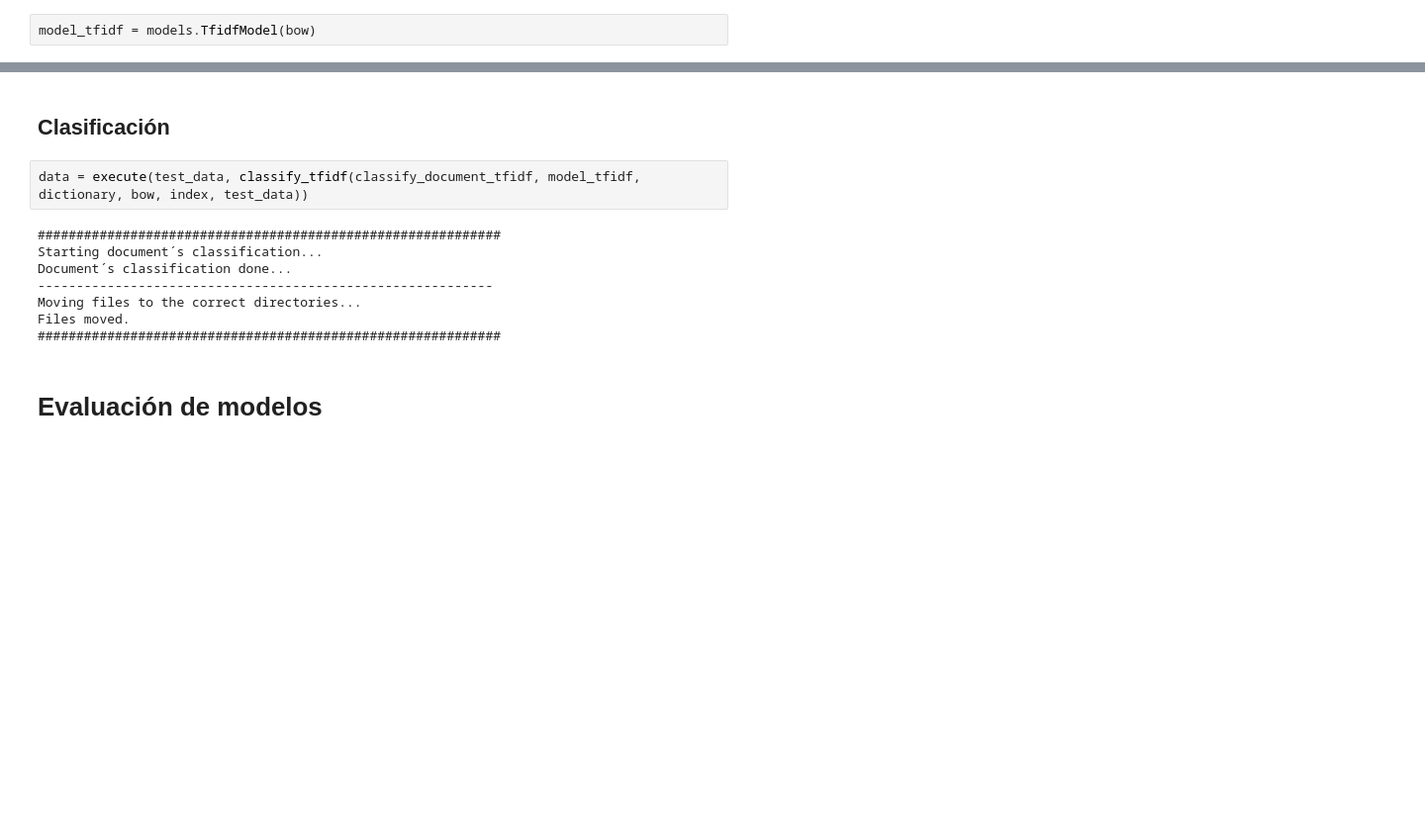
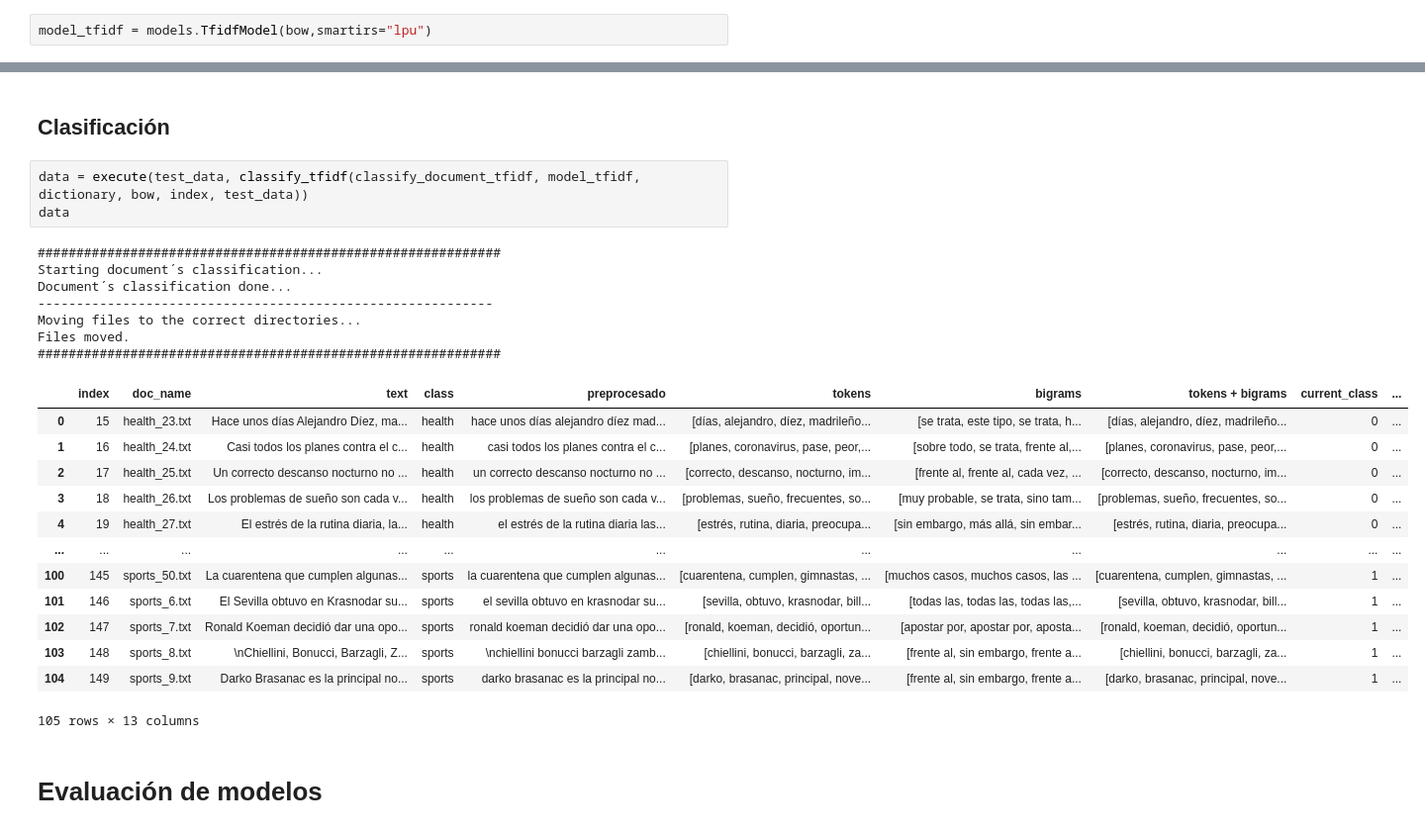
Before and after one commit to themrcesi/Linguistic-Engineering, a Jupyter notebook: Documents-Classifier/src/Documents-Classifier-Glossary.ipynb, the cells around one changed output, grey strips where cells are left out. Shown at 99% size. Cells and saved outputs as stored; diff of their text form; blank space fills up the shorter version.

```diff
--- a/Documents-Classifier/src/Documents-Classifier-Glossary.ipynb
+++ b/Documents-Classifier/src/Documents-Classifier-Glossary.ipynb
@@ -424,7 +426,7 @@ index_temp = get_tmpfile("index")
 index = Similarity(index_temp, bow, num_features=len(dictionary))  # create index
 index.save("keys.index")
 # %%
-model_tfidf = models.TfidfModel(bow)
+model_tfidf = models.TfidfModel(bow,smartirs="lpu")
 # %%
 def classify_document_tfidf(model, dictionary, bow, index, documents, i, verbose = False):
     """
@@ -734,14 +755,28 @@ def execute(test_data, classification_function, move = True, tables = False):
 ## Clasificación
 # %%
 data = execute(test_data, classify_tfidf(classify_document_tfidf, model_tfidf, dictionary, bow, index, test_data))
+data
 # %% [output]
 ############################################################
 Starting document´s classification...
 Document´s classification done...
 -----------------------------------------------------------
 Moving files to the correct directories...
 Files moved.
 ############################################################
+|  | index | doc_name | text | class | preprocesado | tokens | bigrams | tokens + bigrams | current_class | ... |
+| 0 | 15 | health_23.txt | Hace unos días Alejandro Díez, ma... | health | hace unos días alejandro díez mad... | [días, alejandro, díez, madrileño... | [se trata, este tipo, se trata, h... | [días, alejandro, díez, madrileño... | 0 | ... |
+| 1 | 16 | health_24.txt | Casi todos los planes contra el c... | health | casi todos los planes contra el c... | [planes, coronavirus, pase, peor,... | [sobre todo, se trata, frente al,... | [planes, coronavirus, pase, peor,... | 0 | ... |
+| 2 | 17 | health_25.txt | Un correcto descanso nocturno no ... | health | un correcto descanso nocturno no ... | [correcto, descanso, nocturno, im... | [frente al, frente al, cada vez, ... | [correcto, descanso, nocturno, im... | 0 | ... |
+| 3 | 18 | health_26.txt | Los problemas de sueño son cada v... | health | los problemas de sueño son cada v... | [problemas, sueño, frecuentes, so... | [muy probable, se trata, sino tam... | [problemas, sueño, frecuentes, so... | 0 | ... |
+| 4 | 19 | health_27.txt | El estrés de la rutina diaria, la... | health | el estrés de la rutina diaria las... | [estrés, rutina, diaria, preocupa... | [sin embargo, más allá, sin embar... | [estrés, rutina, diaria, preocupa... | 0 | ... |
+| ... | ... | ... | ... | ... | ... | ... | ... | ... | ... | ... |
+| 100 | 145 | sports_50.txt | La cuarentena que cumplen algunas... | sports | la cuarentena que cumplen algunas... | [cuarentena, cumplen, gimnastas, ... | [muchos casos, muchos casos, las ... | [cuarentena, cumplen, gimnastas, ... | 1 | ... |
+| 101 | 146 | sports_6.txt | El Sevilla obtuvo en Krasnodar su... | sports | el sevilla obtuvo en krasnodar su... | [sevilla, obtuvo, krasnodar, bill... | [todas las, todas las, todas las,... | [sevilla, obtuvo, krasnodar, bill... | 1 | ... |
+| 102 | 147 | sports_7.txt | Ronald Koeman decidió dar una opo... | sports | ronald koeman decidió dar una opo... | [ronald, koeman, decidió, oportun... | [apostar por, apostar por, aposta... | [ronald, koeman, decidió, oportun... | 1 | ... |
+| 103 | 148 | sports_8.txt | \nChiellini, Bonucci, Barzagli, Z... | sports | \nchiellini bonucci barzagli zamb... | [chiellini, bonucci, barzagli, za... | [frente al, sin embargo, frente a... | [chiellini, bonucci, barzagli, za... | 1 | ... |
+| 104 | 149 | sports_9.txt | Darko Brasanac es la principal no... | sports | darko brasanac es la principal no... | [darko, brasanac, principal, nove... | [frente al, sin embargo, frente a... | [darko, brasanac, principal, nove... | 1 | ... |
+105 rows × 13 columns
 # %% [markdown]
 # Evaluación de modelos
 # %% [markdown]
```
Also changed, not shown: parts of 13 cells of this notebook, 58 other files.
